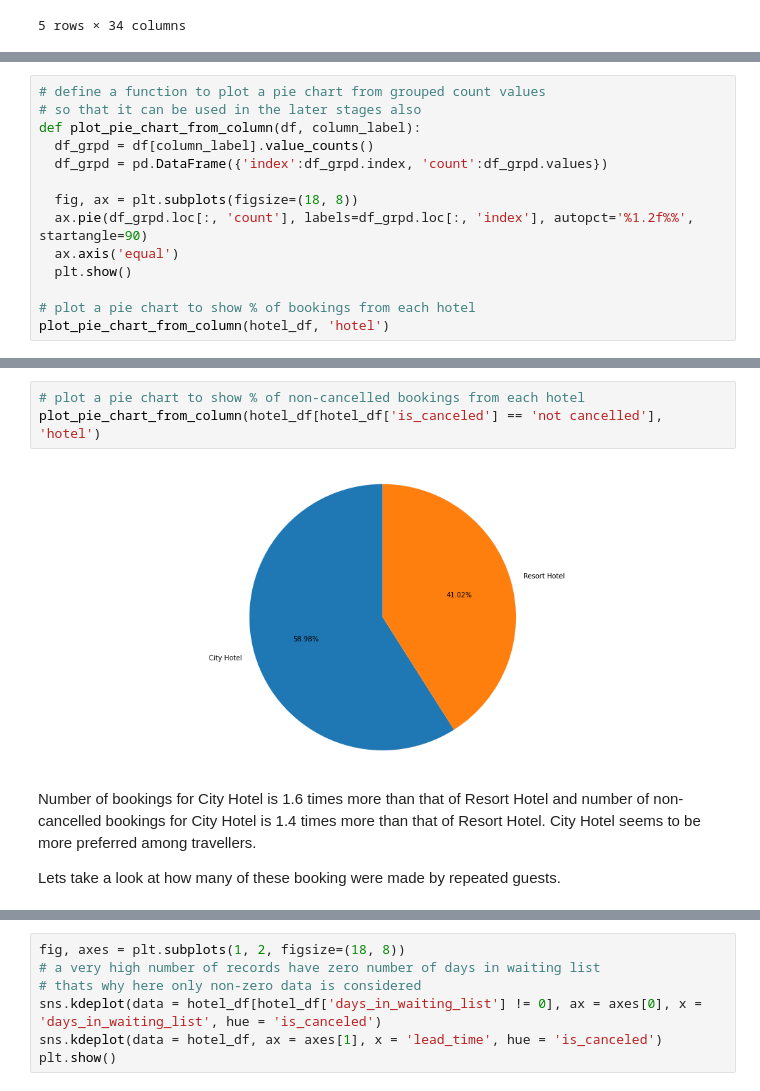
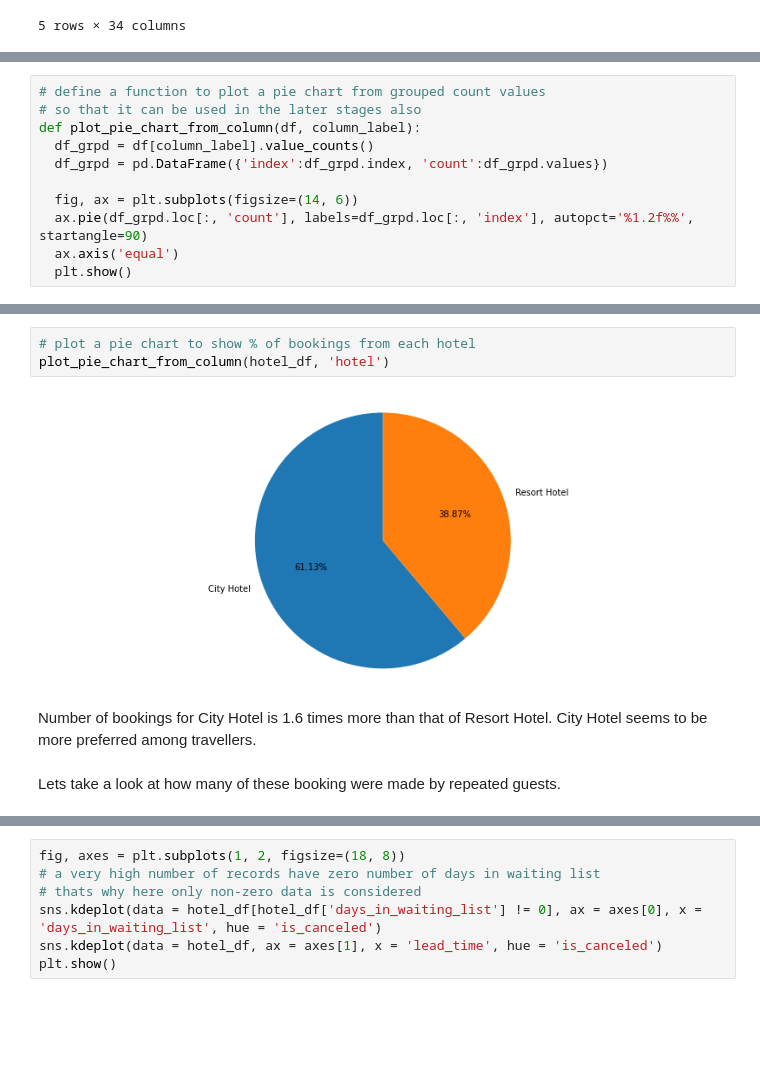
Before and after one commit to connect-midhunr/eda-hotel-booking, a Jupyter notebook: EDA_Hotel_Booking_Analysis_Capstone_Project.ipynb, the cells around one changed output, grey strips where cells are left out. Drawn from its saved outputs; the diff is of its cells as text; blank space fills up the shorter version.

```diff
--- a/EDA_Hotel_Booking_Analysis_Capstone_Project.ipynb
+++ b/EDA_Hotel_Booking_Analysis_Capstone_Project.ipynb
@@ -397 +397,12 @@ EDA is divided into several sections to make analysis more organized.
+# %%
+# define a function to plot a pie chart from grouped count values
+# so that it can be used in the later stages also
+def plot_pie_chart_from_column(df, column_label):
+  df_grpd = df[column_label].value_counts()
+  df_grpd = pd.DataFrame({'index':df_grpd.index, 'count':df_grpd.values})
+
+  fig, ax = plt.subplots(figsize=(14, 6))
+  ax.pie(df_grpd.loc[:, 'count'], labels=df_grpd.loc[:, 'index'], autopct='%1.2f%%', startangle=90)
+  ax.axis('equal')
+  plt.show()
 # %% [markdown]
@@ -421,14 +409,0 @@ memory usage: 25.4+ MB
-# %%
-# define a function to plot a pie chart from grouped count values
-# so that it can be used in the later stages also
-def plot_pie_chart_from_column(df, column_label):
-  df_grpd = df[column_label].value_counts()
-  df_grpd = pd.DataFrame({'index':df_grpd.index, 'count':df_grpd.values})
-
-  fig, ax = plt.subplots(figsize=(18, 8))
-  ax.pie(df_grpd.loc[:, 'count'], labels=df_grpd.loc[:, 'index'], autopct='%1.2f%%', startangle=90)
-  ax.axis('equal')
-  plt.show()
-
-# plot a pie chart to show % of bookings from each hotel
-plot_pie_chart_from_column(hotel_df, 'hotel')
@@ -437,12 +410,12 @@ plot_pie_chart_from_column(hotel_df, 'hotel')
 # %%
-# plot a pie chart to show % of non-cancelled bookings from each hotel
-plot_pie_chart_from_column(hotel_df[hotel_df['is_canceled'] == 'not cancelled'], 'hotel')
+# plot a pie chart to show % of bookings from each hotel
+plot_pie_chart_from_column(hotel_df, 'hotel')
 # %% [output]
-[figure, old version]
+[figure, new version]
 # %% [markdown]
-Number of bookings for City Hotel is 1.6 times more than that of Resort Hotel and number of non-cancelled bookings for City Hotel is 1.4 times more than that of Resort Hotel. City Hotel seems to be more preferred among travellers.
-
-Lets take a look at how many of these booking were made by repeated guests.
+Number of bookings for City Hotel is 1.6 times more than that of Resort Hotel. City Hotel seems to be more preferred among travellers.
+# %% [markdown]
+Lets take a look at how many of these booking were made by repeated guests.
 # %%
 # plot a pie chart to show % of repeated guests
 plot_pie_chart_from_column(hotel_df, 'is_repeated_guest')
```
Also changed, not shown: parts of 38 cells of this notebook.
